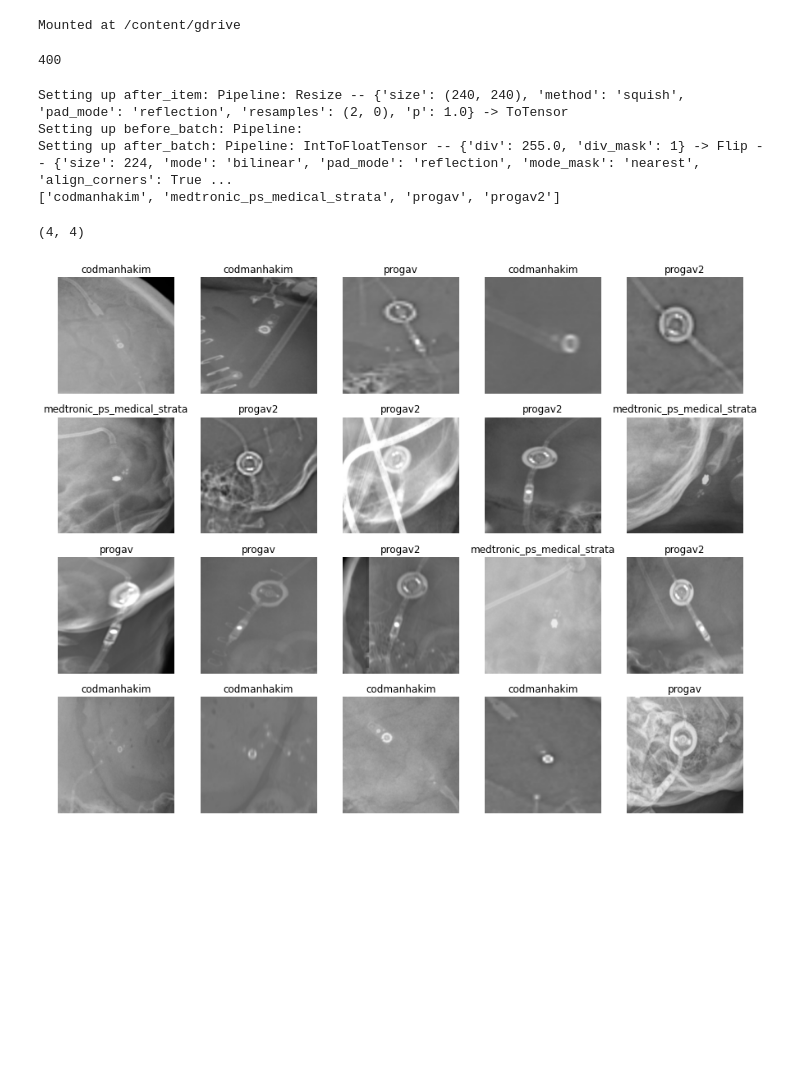
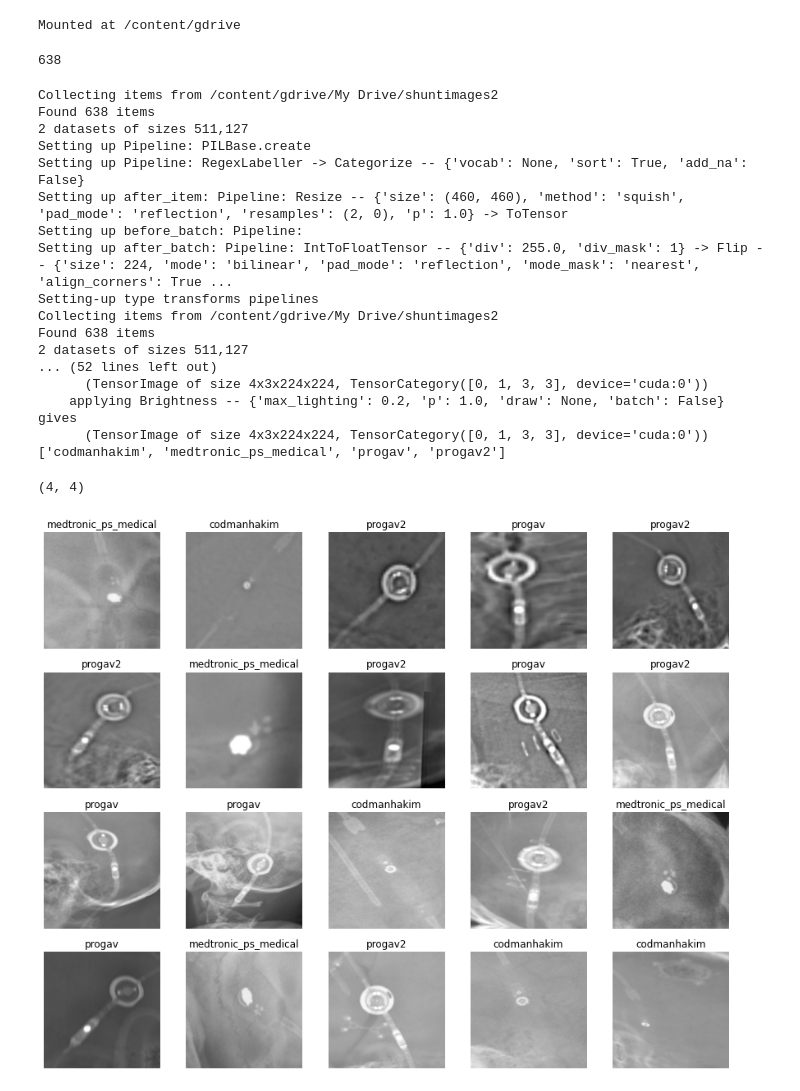
Before and after one commit to thrhgh/ShuntValvesAI, a Jupyter notebook: ShuntValvesAI.ipynb, the cells around one changed output. Drawn from its saved outputs; the diff is of its cells as text; code cells hidden in the pictures; blank space fills up the shorter version.

```diff
--- a/ShuntValvesAI.ipynb
+++ b/ShuntValvesAI.ipynb
@@ -8,36 +9,49 @@ from pathlib import Path
 # %%
-##mount google drive for imagedata and return number of images
+# mount google drive for images and return number of images
 from google.colab import drive
 
 drive.mount('/content/gdrive', force_remount=True)
-root_path = 'gdrive/My Drive/shuntimages/'
+root_path = 'gdrive/My Drive/shuntimages2/'
 
-files = get_image_files("/content/gdrive/My Drive/shuntimages")
+files = get_image_files('/content/gdrive/My Drive/shuntimages2')
 len(files)
 # %% [output]
 Mounted at /content/gdrive
-400
+638
 # %%
 #Setting up the Image Batch
-imagepath = Path("/content/gdrive/My Drive/shuntimages")
+imagepath = Path("/content/gdrive/My Drive/shuntimages2")
 
 shunts = DataBlock(blocks=(ImageBlock, CategoryBlock),
                  get_items=get_image_files,
                  splitter=RandomSplitter(),
                  get_y=RegexLabeller(pat = r'/([^/]+)_\.*'),
-                 item_tfms=Resize(240, method='squish'),
-                 batch_tfms=[*aug_transforms(size=224, max_warp=0, max_rotate=0, max_zoom=0)],
+                 item_tfms=Resize(460, method='squish'),
+                 batch_tfms=[*aug_transforms(size=224)],
                  )
-
+#print some debug information and print parts of the image batch
 dls = shunts.dataloaders(imagepath, verbose=true, bs=32)
 dls.show_batch(max_n = 20)
-
+shunts.summary(imagepath)
 print(dls.vocab)
 len(dls.vocab),dls.c
 # %% [output]
-Setting up after_item: Pipeline: Resize -- {'size': (240, 240), 'method': 'squish', 'pad_mode': 'reflection', 'resamples': (2, 0), 'p': 1.0} -> ToTensor
+Collecting items from /content/gdrive/My Drive/shuntimages2
+Found 638 items
+2 datasets of sizes 511,127
+Setting up Pipeline: PILBase.create
+Setting up Pipeline: RegexLabeller -> Categorize -- {'vocab': None, 'sort': True, 'add_na': False}
+Setting up after_item: Pipeline: Resize -- {'size': (460, 460), 'method': 'squish', 'pad_mode': 'reflection', 'resamples': (2, 0), 'p': 1.0} -> ToTensor
 Setting up before_batch: Pipeline:
 Setting up after_batch: Pipeline: IntToFloatTensor -- {'div': 255.0, 'div_mask': 1} -> Flip -- {'size': 224, 'mode': 'bilinear', 'pad_mode': 'reflection', 'mode_mask': 'nearest', 'align_corners': True ...
-['codmanhakim', 'medtronic_ps_medical_strata', 'progav', 'progav2']
+Setting-up type transforms pipelines
+Collecting items from /content/gdrive/My Drive/shuntimages2
+Found 638 items
+2 datasets of sizes 511,127
+... (52 lines left out)
+      (TensorImage of size 4x3x224x224, TensorCategory([0, 1, 3, 3], device='cuda:0'))
+    applying Brightness -- {'max_lighting': 0.2, 'p': 1.0, 'draw': None, 'batch': False} gives
+      (TensorImage of size 4x3x224x224, TensorCategory([0, 1, 3, 3], device='cuda:0'))
+['codmanhakim', 'medtronic_ps_medical', 'progav', 'progav2']
 (4, 4)
-[figure, old version]
+[figure, new version]
```
Also changed, not shown: parts of 8 cells of this notebook.
